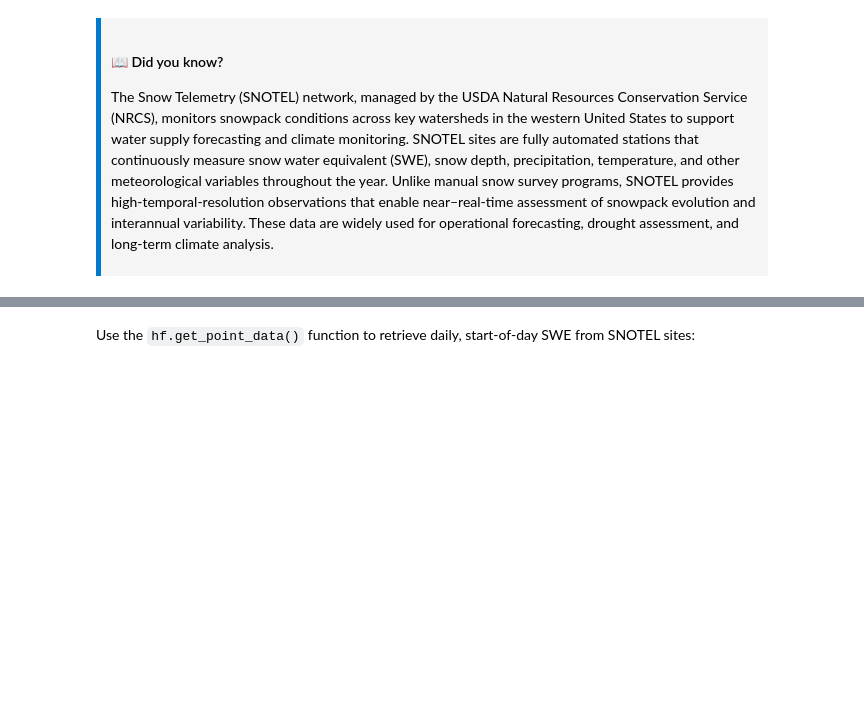
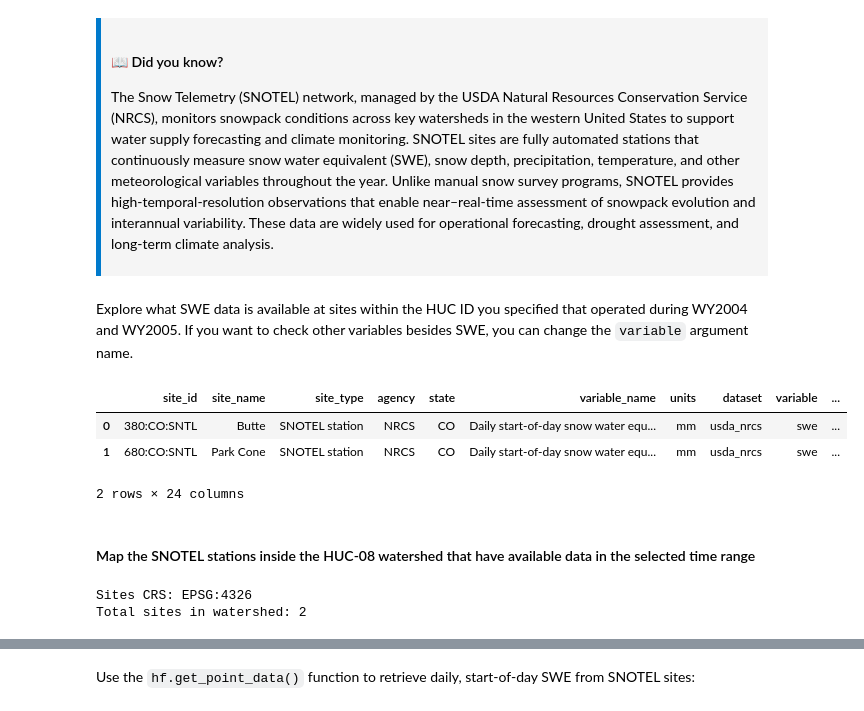
Before and after one commit to hydroframe/cssi_evaluation, a Jupyter notebook: examples/notebooks/snow/01_HydroData_collection.ipynb, the cells around one changed output, grey strips where cells are left out. Saved outputs shown, nothing was run; the diff lists cells and outputs as text; code cells hidden in the pictures; blank space fills up the shorter version.

```diff
--- a/examples/notebooks/snow/01_HydroData_collection.ipynb
+++ b/examples/notebooks/snow/01_HydroData_collection.ipynb
@@ -188,3 +133,51 @@ with shapefile.Writer(f'domain_data/{huc8_watershed_record["name"]}_{huc8_waters
 <h4>📖 Did you know?</h4>
 <p>The Snow Telemetry (SNOTEL) network, managed by the USDA Natural Resources Conservation Service (NRCS), monitors snowpack conditions across key watersheds in the western United States to support water supply forecasting and climate monitoring. SNOTEL sites are fully automated stations that continuously measure snow water equivalent (SWE), snow depth, precipitation, temperature, and other meteorological variables throughout the year. Unlike manual snow survey programs, SNOTEL provides high-temporal-resolution observations that enable near–real-time assessment of snowpack evolution and interannual variability. These data are widely used for operational forecasting, drought assessment, and long-term climate analysis. </p>
 </div>
+# %% [markdown]
+Explore what SWE data is available at sites within the HUC ID you specified that operated during WY2004 and WY2005. If you want to check other variables besides SWE, you can change the `variable` argument name.
+# %%
+avail_df = hf.get_site_variables(variable = "swe",
+                        huc_id = [huc_8_code], grid = 'conus1',
+                        date_start = StartDate, date_end = EndDate)
+
+# View first five records
+avail_df.head(5)
+# %% [output]
+|  | site_id | site_name | site_type | agency | state | variable_name | units | dataset | variable | ... |
+| 0 | 380:CO:SNTL | Butte | SNOTEL station | NRCS | CO | Daily start-of-day snow water equ... | mm | usda_nrcs | swe | ... |
+| 1 | 680:CO:SNTL | Park Cone | SNOTEL station | NRCS | CO | Daily start-of-day snow water equ... | mm | usda_nrcs | swe | ... |
+2 rows × 24 columns
+# %% [markdown]
+#### Map the SNOTEL stations inside the HUC-08 watershed that have available data in the selected time range
+# %%
+### Select station locations that fall within the HUC8 watershed
+
+# Path to the watershed shapefile that was just created
+watershed = f'domain_data/{huc8_record["name"]}_{huc8_record["huc8"]}.shp'
+watershed_gdf = gpd.read_file(watershed).to_crs(epsg=4326)
+
+# Create GeoDataFrame of all available stations
+filtered_all_stations_gdf = gpd.GeoDataFrame(
+    avail_df,
+    geometry=gpd.points_from_xy(
+        avail_df.longitude,
+        avail_df.latitude
+    ),
+    crs="EPSG:4326"
+)
+print("Sites CRS:", filtered_all_stations_gdf.crs)
+
+# Combine watershed polygons into one geometry
+watershed_union = watershed_gdf.geometry.unary_union
+
+# Filter stations that fall within the watershed
+sites_in_watershed = filtered_all_stations_gdf[
+    filtered_all_stations_gdf.geometry.within(watershed_union)
+].copy()
+
+sites_in_watershed.reset_index(drop=True, inplace=True)
+
+print(f"Total sites in watershed: {len(sites_in_watershed)}")
+# %% [output]
+Sites CRS: EPSG:4326
+Total sites in watershed: 2
```
Also changed, not shown: parts of 66 cells of this notebook, 17 other files.
